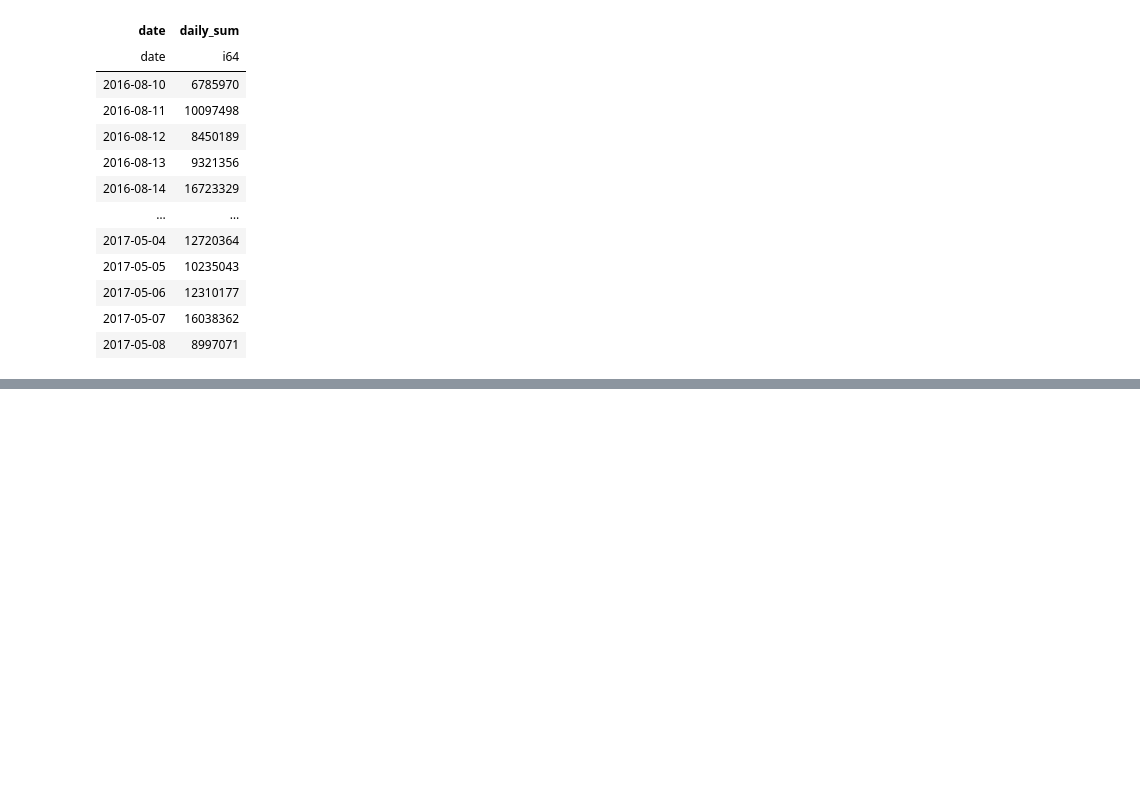
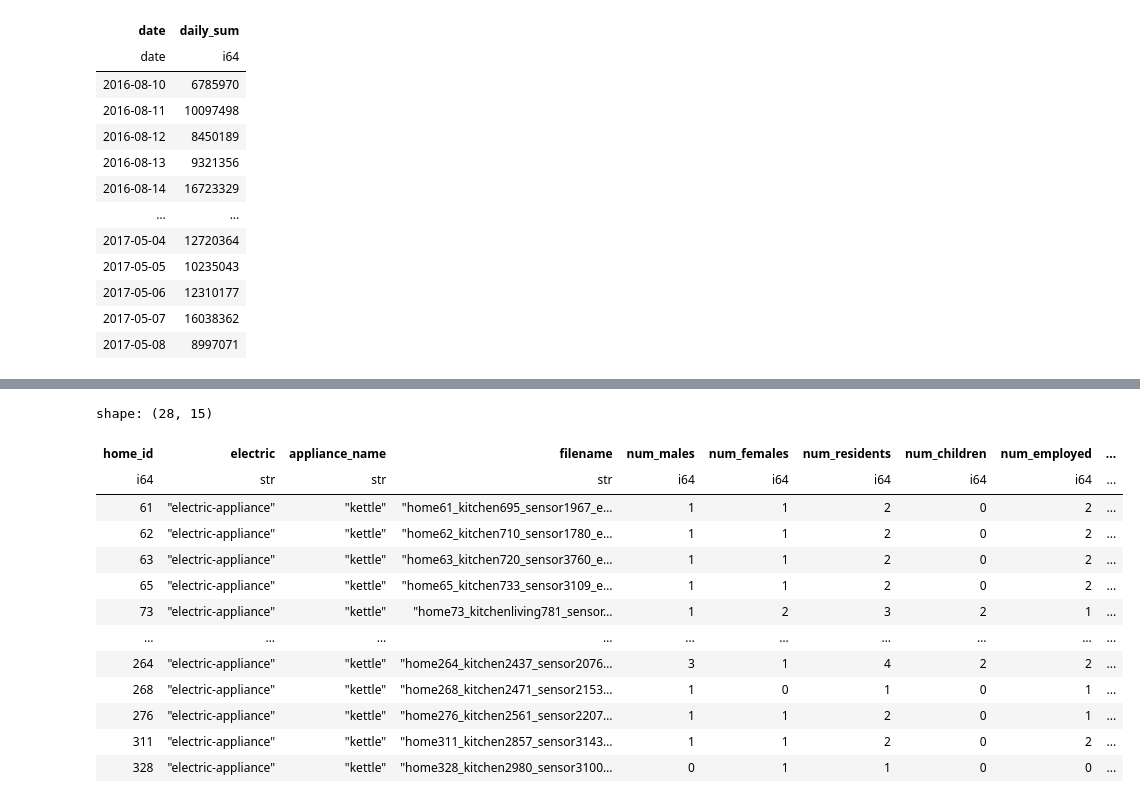
Before and after one commit to JSlusarek/Projekt-Dyplomowy-ISSI-Jan-lusarek-Kacper-Gruca, a Jupyter notebook: working_dir/code/prepare_data_electricity_usage.ipynb, the cells around one changed output, grey strips where cells are left out. Drawn from its saved outputs; the diff is of its cells as text; code cells hidden in the pictures; blank space fills up the shorter version.

```diff
--- a/working_dir/code/prepare_data_electricity_usage.ipynb
+++ b/working_dir/code/prepare_data_electricity_usage.ipynb
@@ -66,0 +251,17 @@ daily_kettle = aggregate_data_daily(df_clean)
+# %%
+df_joined.filter(pl.col('appliance_name') == 'kettle')
+# %% [output]
+shape: (28, 15)
+| home_id | electric | appliance_name | filename | num_males | num_females | num_residents | num_children | num_employed | ... |
+| i64 | str | str | str | i64 | i64 | i64 | i64 | i64 | ... |
+| 61 | "electric-appliance" | "kettle" | "home61_kitchen695_sensor1967_e… | 1 | 1 | 2 | 0 | 2 | ... |
+| 62 | "electric-appliance" | "kettle" | "home62_kitchen710_sensor1780_e… | 1 | 1 | 2 | 0 | 2 | ... |
+| 63 | "electric-appliance" | "kettle" | "home63_kitchen720_sensor3760_e… | 1 | 1 | 2 | 0 | 2 | ... |
+| 65 | "electric-appliance" | "kettle" | "home65_kitchen733_sensor3109_e… | 1 | 1 | 2 | 0 | 2 | ... |
+| 73 | "electric-appliance" | "kettle" | "home73_kitchenliving781_sensor… | 1 | 2 | 3 | 2 | 1 | ... |
+| … | … | … | … | … | … | … | … | … | ... |
+| 264 | "electric-appliance" | "kettle" | "home264_kitchen2437_sensor2076… | 3 | 1 | 4 | 2 | 2 | ... |
+| 268 | "electric-appliance" | "kettle" | "home268_kitchen2471_sensor2153… | 1 | 0 | 1 | 0 | 1 | ... |
+| 276 | "electric-appliance" | "kettle" | "home276_kitchen2561_sensor2207… | 1 | 1 | 2 | 0 | 1 | ... |
+| 311 | "electric-appliance" | "kettle" | "home311_kitchen2857_sensor3143… | 1 | 1 | 2 | 0 | 2 | ... |
+| 328 | "electric-appliance" | "kettle" | "home328_kitchen2980_sensor3100… | 0 | 1 | 1 | 0 | 0 | ... |
```
Also changed, not shown: parts of 18 cells of this notebook, 3 other files.
